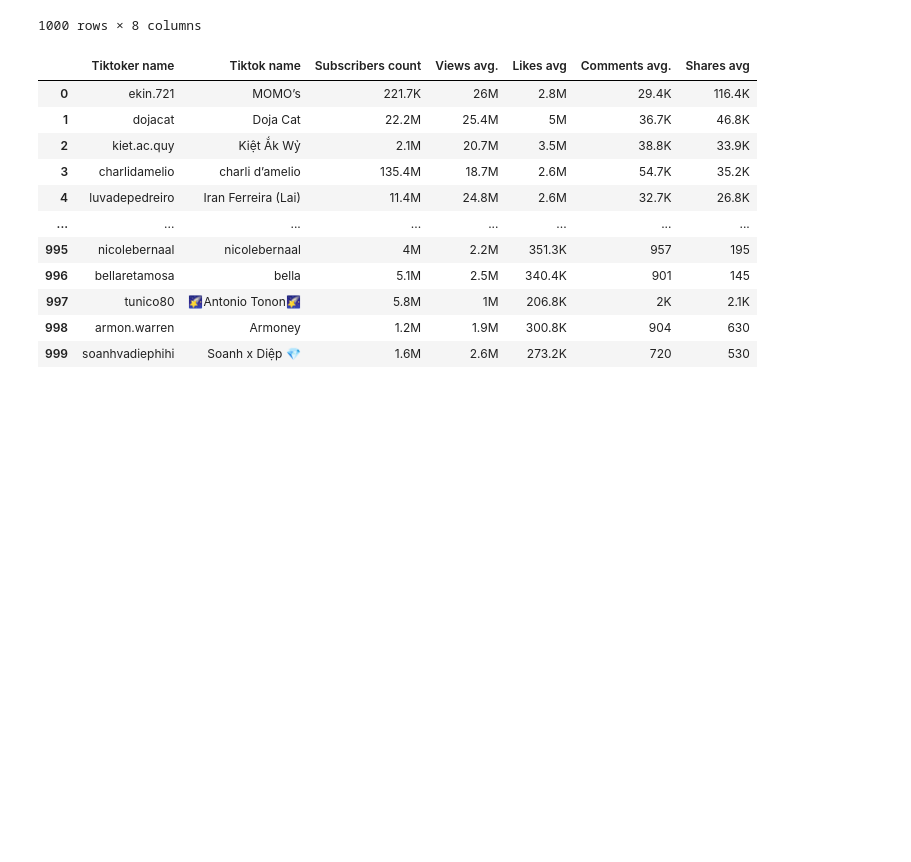
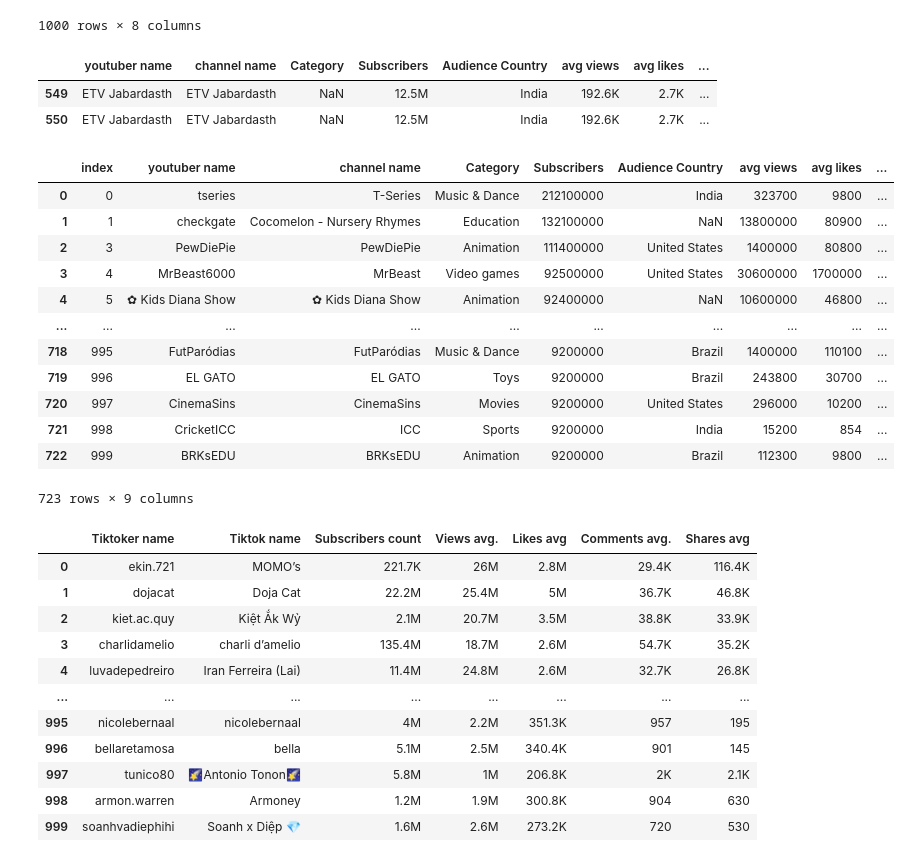
Before and after one commit to mark-m0/Project-1, a Jupyter notebook: SocialInfluencer.ipynb, the cells around one changed output. Saved outputs shown, nothing was run; the diff lists cells and outputs as text; code cells hidden in the pictures; blank space fills up the shorter version.

Commit message:
Cleaning data for Tik Tok and YouTube, add dependencies and script

```diff
--- a/SocialInfluencer.ipynb
+++ b/SocialInfluencer.ipynb
@@ -1 +6,15 @@
+# %%
+#conversion function for turning string numbers (ex: 5K) into actual numbers(ex: 5000)
+def convert(value):
+    if value:
+        multiple = 1
+        if value.endswith("K"):
+            multiple = 1000
+            value = value[0:len(value)-1]
+        elif value.endswith("M"):
+            multiple = 1000000
+            value = value[0:len(value)-1]
+        return int(float(value) * multiple)
+    else:
+        return 0
 # %%
@@ -30,4 +55,39 @@ youtube_df
 | 998 | CricketICC | ICC | Sports | 9.2M | India | 15.2K | 854 | ... |
 | 999 | BRKsEDU | BRKsEDU | Animation | 9.2M | Brazil | 112.3K | 9.8K | ... |
 1000 rows × 8 columns
+# %%
+#find duplicate youtubers
+]yt_unique = len(youtube_df["youtuber name"].unique())
+youtube_df.loc[youtube_df.duplicated(keep = False),:]
+# %% [output]
+|  | youtuber name | channel name | Category | Subscribers | Audience Country | avg views | avg likes | ... |
+| 549 | ETV Jabardasth | ETV Jabardasth | NaN | 12.5M | India | 192.6K | 2.7K | ... |
+| 550 | ETV Jabardasth | ETV Jabardasth | NaN | 12.5M | India | 192.6K | 2.7K | ... |
+# %%
+#data cleaning for youtube data
+clean_yt = youtube_df.drop(549)
+clean_yt["Subscribers"] = [convert(value) for value in clean_yt["Subscribers"]]
+clean_yt["avg views"] = [convert(value) for value in clean_yt["avg views"]]
+clean_yt["avg likes"] = clean_yt["avg likes"].fillna(0)
+clean_yt["avg likes"] = [convert(value) for value in clean_yt["avg likes"]]
+clean_yt["avg comments"] = clean_yt["avg comments"].fillna(0)
+clean_yt["avg comments"] = [convert(value) for value in clean_yt["avg comments"]]
+clean_yt.sort_values("Subscribers", ascending = False).reset_index()
+
+clean_yt = clean_yt.dropna(subset = ["Category"])
+clean_yt.reset_index()
+# %% [output]
+|  | index | youtuber name | channel name | Category | Subscribers | Audience Country | avg views | avg likes | ... |
+| 0 | 0 | tseries | T-Series | Music & Dance | 212100000 | India | 323700 | 9800 | ... |
+| 1 | 1 | checkgate | Cocomelon - Nursery Rhymes | Education | 132100000 | NaN | 13800000 | 80900 | ... |
+| 2 | 3 | PewDiePie | PewDiePie | Animation | 111400000 | United States | 1400000 | 80800 | ... |
+| 3 | 4 | MrBeast6000 | MrBeast | Video games | 92500000 | United States | 30600000 | 1700000 | ... |
+| 4 | 5 | ✿ Kids Diana Show | ✿ Kids Diana Show | Animation | 92400000 | NaN | 10600000 | 46800 | ... |
+| ... | ... | ... | ... | ... | ... | ... | ... | ... | ... |
+| 718 | 995 | FutParódias | FutParódias | Music & Dance | 9200000 | Brazil | 1400000 | 110100 | ... |
+| 719 | 996 | EL GATO | EL GATO | Toys | 9200000 | Brazil | 243800 | 30700 | ... |
+| 720 | 997 | CinemaSins | CinemaSins | Movies | 9200000 | United States | 296000 | 10200 | ... |
+| 721 | 998 | CricketICC | ICC | Sports | 9200000 | India | 15200 | 854 | ... |
+| 722 | 999 | BRKsEDU | BRKsEDU | Animation | 9200000 | Brazil | 112300 | 9800 | ... |
+723 rows × 9 columns
 # %%
```
Also changed, not shown: parts of 6 cells of this notebook.
